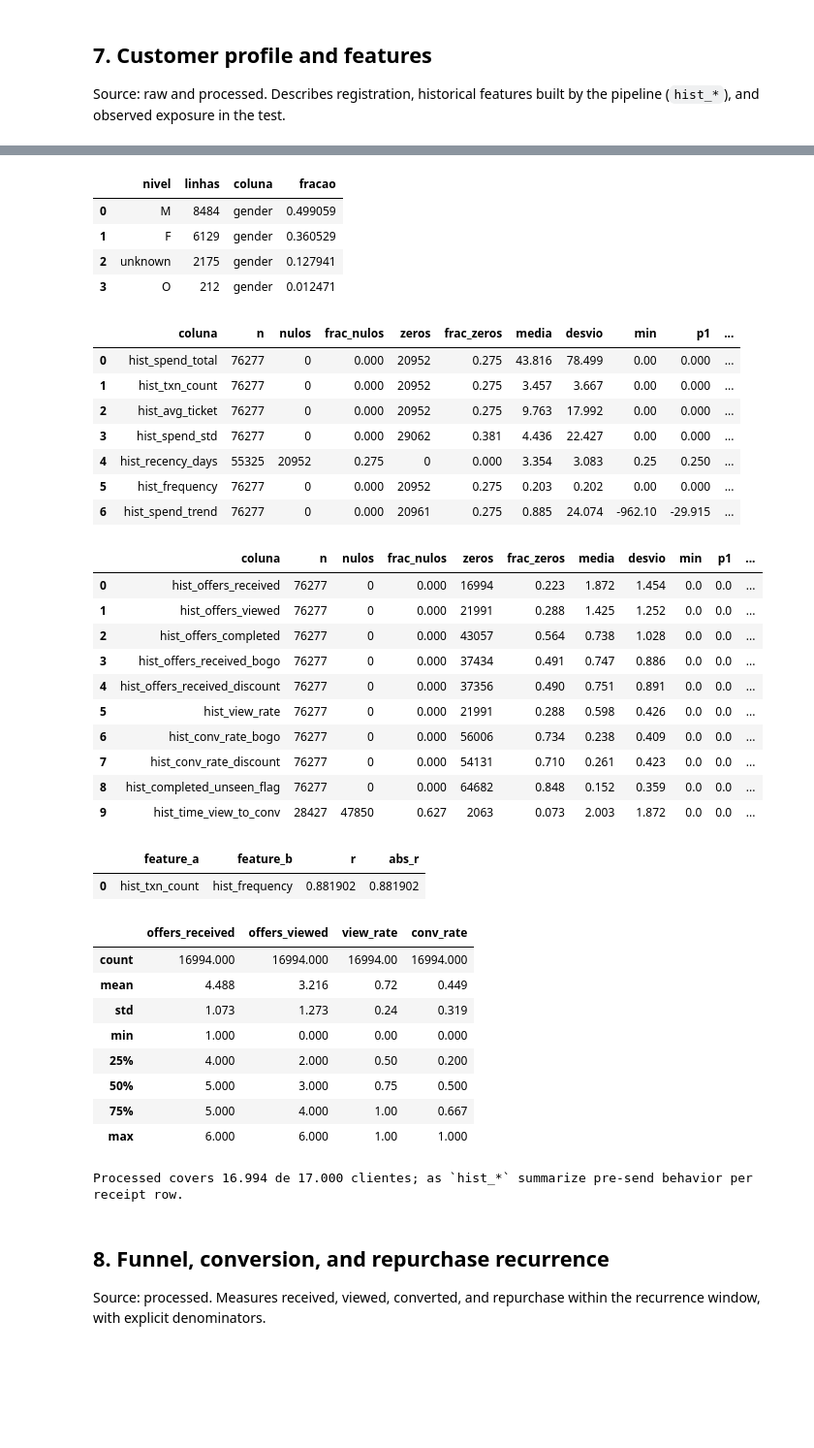
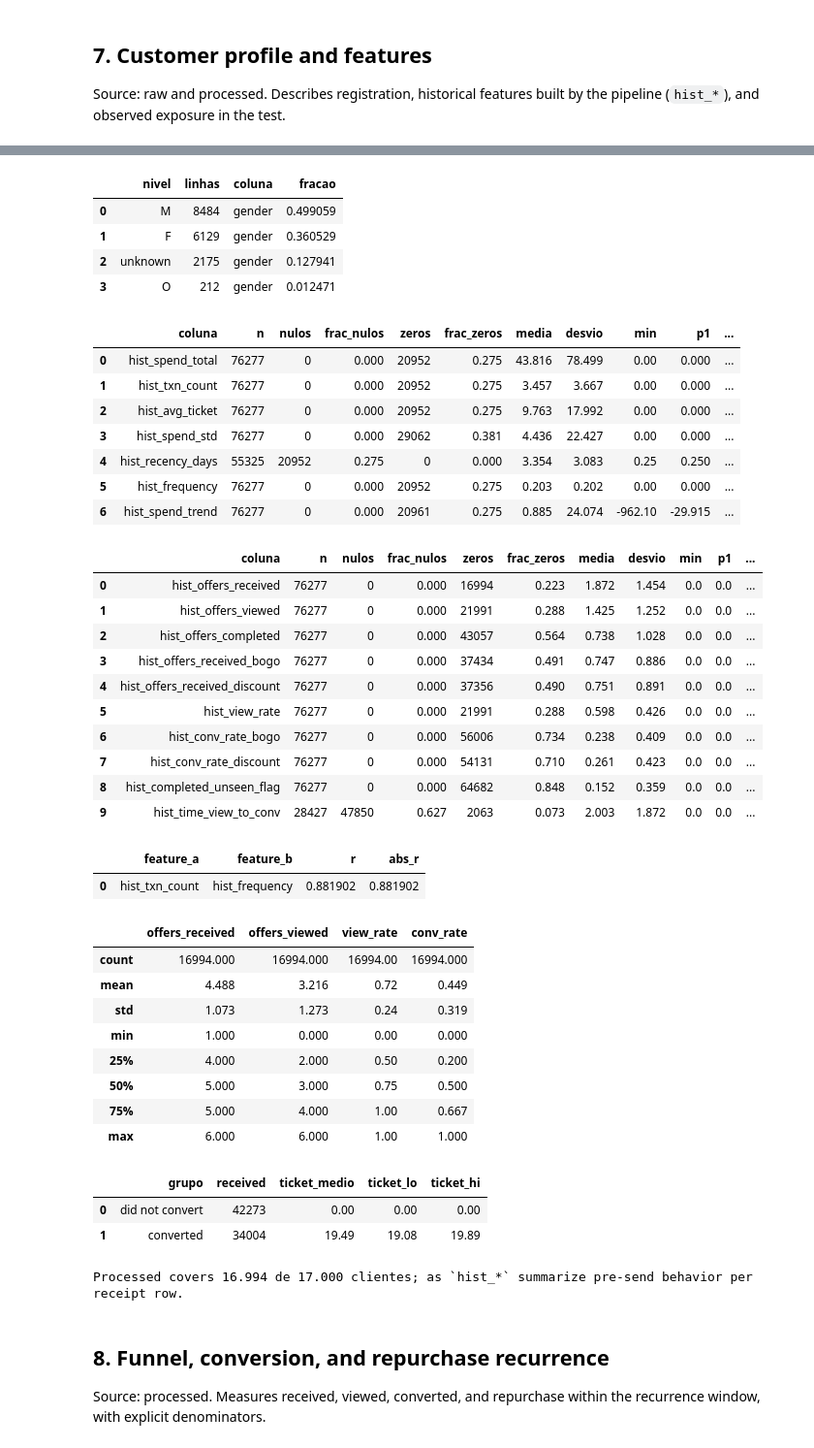
Before and after one commit to caio-olubini/ifood-coupons-uplift, a Jupyter notebook: notebooks/1_1_exploratory_analysis.ipynb, the cells around one changed output, grey strips where cells are left out. Shown at 97% size. Drawn from its saved outputs; the diff is of its cells as text; code cells hidden in the pictures; blank space fills up the shorter version.

```diff
--- a/notebooks/1_1_exploratory_analysis.ipynb
+++ b/notebooks/1_1_exploratory_analysis.ipynb
@@ -583,7 +589,7 @@ import numpy as np
 from pyspark.sql import functions as F
 
 from src import eda
-from src.viz import faceted, format_pt_br, heatmap
+from src.viz import faceted, format_pt_br, heatmap, vertical_bars_ci
 
 # SPARK REDUCE — registration profile
 perfil_num = eda.numeric_profile(profile, ["age", "credit_card_limit", "tenure_days"], cfg)
@@ -668,6 +674,22 @@ heatmap(
     diverging=True,
 ).show()
 
+ticket_grupos = eda.conversion_group_ticket(processed, cfg)
+display(ticket_grupos.round(2))
+vertical_bars_ci(
+    ticket_grupos,
+    category="grupo",
+    value="ticket_medio",
+    value_lo="ticket_lo",
+    value_hi="ticket_hi",
+    title="All observed ticket sits on converters — non-converters add zero revenue",
+    subtitle=(
+        "ticket_medio = mean(conversion_value) per receipt · "
+        f"IC {cfg.gain_curve_confidence_level:.0%} bootstrap ({cfg.gain_curve_n_bootstrap} réplicas)"
+    ),
+    ylabel="R$ por envio",
+).show()
+
 print(
     f"Processed covers {format_pt_br(n_processed)} de {format_pt_br(n_profile)} clientes; "
     f"as `hist_*` summarize pre-send behavior per receipt row."
@@ -689,33 +711,36 @@ print(
 |  | coluna | n | nulos | frac_nulos | zeros | frac_zeros | media | desvio | min | p1 | ... |
 | 0 | hist_spend_total | 76277 | 0 | 0.000 | 20952 | 0.275 | 43.816 | 78.499 | 0.00 | 0.000 | ... |
 | 1 | hist_txn_count | 76277 | 0 | 0.000 | 20952 | 0.275 | 3.457 | 3.667 | 0.00 | 0.000 | ... |
 | 2 | hist_avg_ticket | 76277 | 0 | 0.000 | 20952 | 0.275 | 9.763 | 17.992 | 0.00 | 0.000 | ... |
 | 3 | hist_spend_std | 76277 | 0 | 0.000 | 29062 | 0.381 | 4.436 | 22.427 | 0.00 | 0.000 | ... |
 | 4 | hist_recency_days | 55325 | 20952 | 0.275 | 0 | 0.000 | 3.354 | 3.083 | 0.25 | 0.250 | ... |
 | 5 | hist_frequency | 76277 | 0 | 0.000 | 20952 | 0.275 | 0.203 | 0.202 | 0.00 | 0.000 | ... |
 | 6 | hist_spend_trend | 76277 | 0 | 0.000 | 20961 | 0.275 | 0.885 | 24.074 | -962.10 | -29.915 | ... |
 |  | coluna | n | nulos | frac_nulos | zeros | frac_zeros | media | desvio | min | p1 | ... |
 | 0 | hist_offers_received | 76277 | 0 | 0.000 | 16994 | 0.223 | 1.872 | 1.454 | 0.0 | 0.0 | ... |
 | 1 | hist_offers_viewed | 76277 | 0 | 0.000 | 21991 | 0.288 | 1.425 | 1.252 | 0.0 | 0.0 | ... |
 | 2 | hist_offers_completed | 76277 | 0 | 0.000 | 43057 | 0.564 | 0.738 | 1.028 | 0.0 | 0.0 | ... |
 | 3 | hist_offers_received_bogo | 76277 | 0 | 0.000 | 37434 | 0.491 | 0.747 | 0.886 | 0.0 | 0.0 | ... |
 | 4 | hist_offers_received_discount | 76277 | 0 | 0.000 | 37356 | 0.490 | 0.751 | 0.891 | 0.0 | 0.0 | ... |
 | 5 | hist_view_rate | 76277 | 0 | 0.000 | 21991 | 0.288 | 0.598 | 0.426 | 0.0 | 0.0 | ... |
 | 6 | hist_conv_rate_bogo | 76277 | 0 | 0.000 | 56006 | 0.734 | 0.238 | 0.409 | 0.0 | 0.0 | ... |
 | 7 | hist_conv_rate_discount | 76277 | 0 | 0.000 | 54131 | 0.710 | 0.261 | 0.423 | 0.0 | 0.0 | ... |
 | 8 | hist_completed_unseen_flag | 76277 | 0 | 0.000 | 64682 | 0.848 | 0.152 | 0.359 | 0.0 | 0.0 | ... |
 | 9 | hist_time_view_to_conv | 28427 | 47850 | 0.627 | 2063 | 0.073 | 2.003 | 1.872 | 0.0 | 0.0 | ... |
 |  | feature_a | feature_b | r | abs_r |
 | 0 | hist_txn_count | hist_frequency | 0.881902 | 0.881902 |
 |  | offers_received | offers_viewed | view_rate | conv_rate |
 | count | 16994.000 | 16994.000 | 16994.00 | 16994.000 |
 | mean | 4.488 | 3.216 | 0.72 | 0.449 |
 | std | 1.073 | 1.273 | 0.24 | 0.319 |
 | min | 1.000 | 0.000 | 0.00 | 0.000 |
 | 25% | 4.000 | 2.000 | 0.50 | 0.200 |
 | 50% | 5.000 | 3.000 | 0.75 | 0.500 |
 | 75% | 5.000 | 4.000 | 1.00 | 0.667 |
 | max | 6.000 | 6.000 | 1.00 | 1.000 |
+|  | grupo | received | ticket_medio | ticket_lo | ticket_hi |
+| 0 | did not convert | 42273 | 0.00 | 0.00 | 0.00 |
+| 1 | converted | 34004 | 19.49 | 19.08 | 19.89 |
 Processed covers 16.994 de 17.000 clientes; as `hist_*` summarize pre-send behavior per receipt row.
 # %% [markdown]
 ## 8. Funnel, conversion, and repurchase recurrence
```
Also changed, not shown: parts of 7 cells of this notebook, 2 other files.
